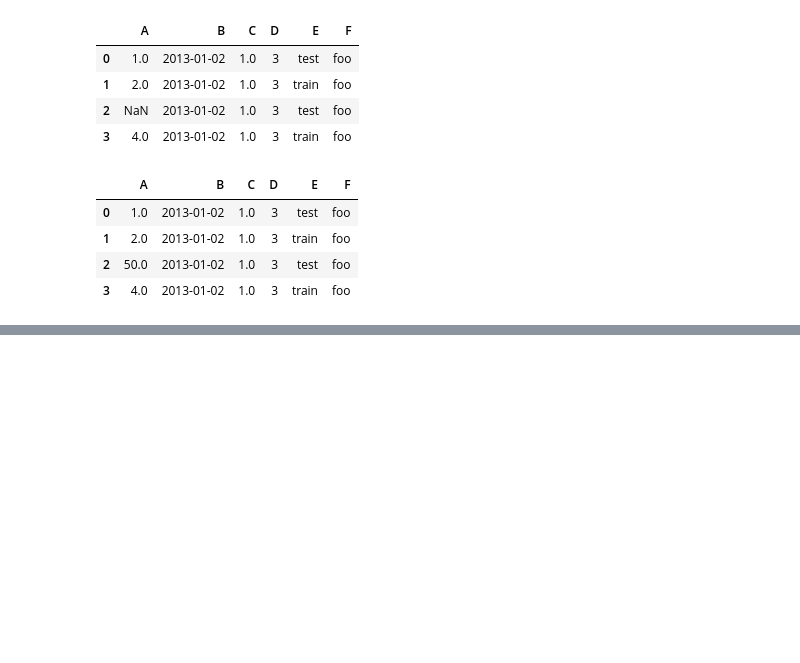
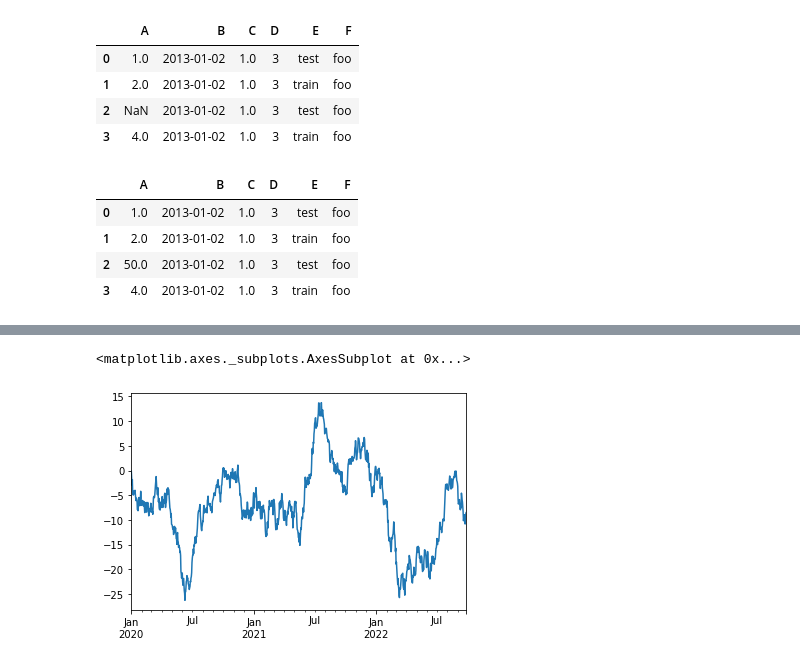
Before and after one commit to arbit-raj/Python-Training, a Jupyter notebook: Pandas_Python_Training_Session_1_by_Deepanshu_Jasrija.ipynb, the cells around one changed output, grey strips where cells are left out. Cells and saved outputs as stored; diff of their text form; code cells hidden in the pictures; blank space fills up the shorter version.

```diff
--- a/Pandas_Python_Training_Session_1_by_Deepanshu_Jasrija.ipynb
+++ b/Pandas_Python_Training_Session_1_by_Deepanshu_Jasrija.ipynb
@@ -400,0 +606,8 @@ df2
+# %%
+numbers = pd.Series(np.random.randn(1000), index=pd.date_range('1/1/2020', periods=1000))
+# %%
+numbers= numbers.cumsum()
+numbers.plot()
+# %% [output]
+<matplotlib.axes._subplots.AxesSubplot at 0x...>
+[figure, added]
```
Also changed, not shown: parts of 23 cells of this notebook.
